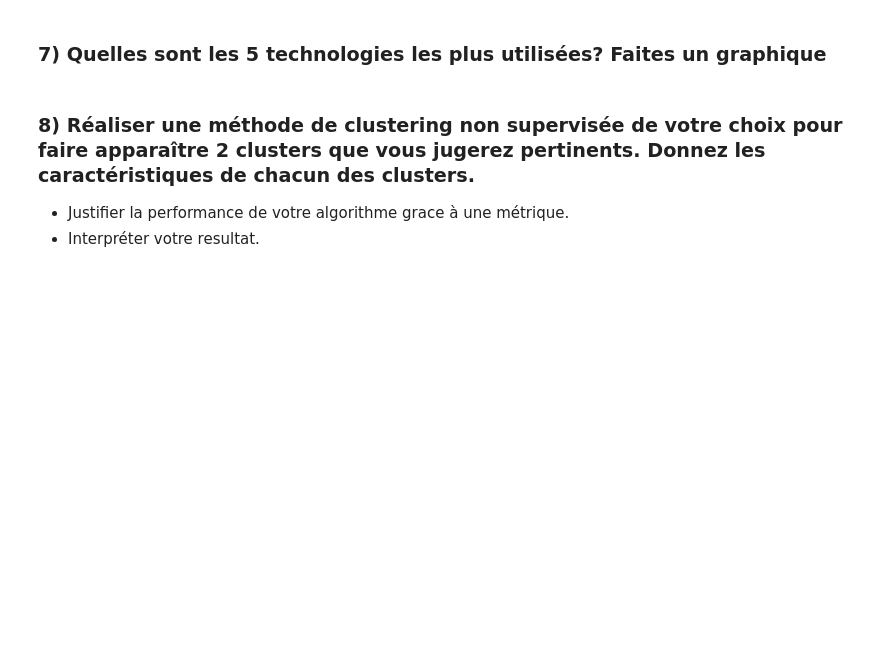
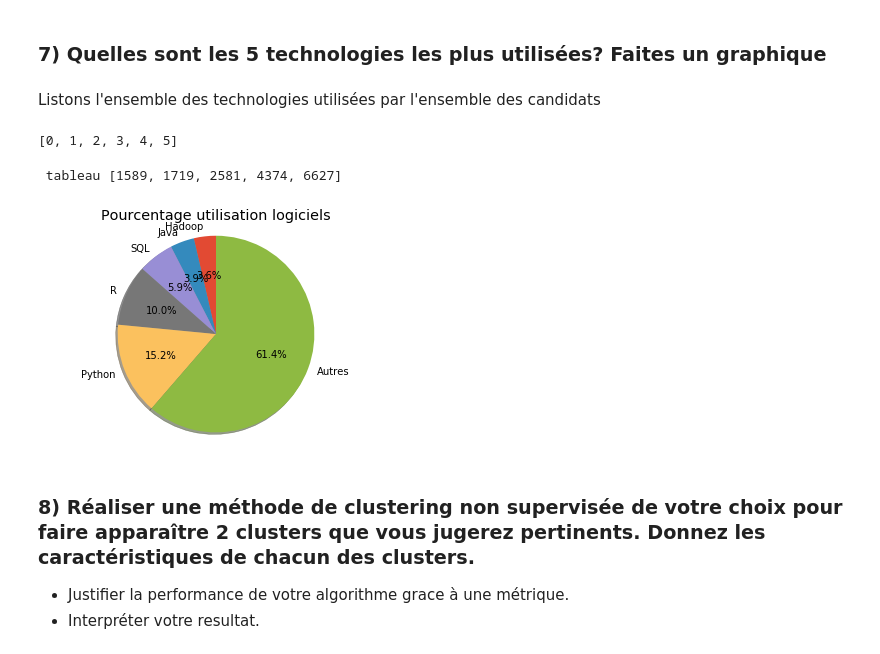
Before and after one commit to AngeKouame/AGILA-DATASET, a Jupyter notebook: Test_Technique_ML.ipynb, the cells around one changed output. Drawn from its saved outputs; the diff is of its cells as text; code cells hidden in the pictures; blank space fills up the shorter version.

```diff
--- a/Test_Technique_ML.ipynb
+++ b/Test_Technique_ML.ipynb
@@ -52,0 +224,11 @@ df =
+# %%
+def categorized_variable(value):
+    if value<2:
+        return 'Debutant'
+    elif value>=2 and value<4:
+        return 'Confirme'
+    elif value>=4 and value<=8:
+        return 'Avance'
+    else:
+        return 'Expert'
+df['Exp_label'] = df['Experience'].apply(categorized_variable)
@@ -53,5 +244,36 @@ df =
 # %% [markdown]
 ### 7) Quelles sont les 5 technologies les plus utilisées? Faites un graphique
+# %% [markdown]
+Listons l'ensemble des technologies utilisées par l'ensemble des candidats
+# %%
+[0,1,2]+[3,4,5]
+# %% [output]
+[0, 1, 2, 3, 4, 5]
+# %%
+logiciels_utilises = list(map(lambda x:x.split('/'), df.Technologies))
+
+liste_des_logiciels_utilises = [val for sublist in logiciels_utilises for val in sublist]
+liste_unique_des_logiciels_utilises = list(set([val for sublist in logiciels_utilises for val in sublist]))
+# %%
+liste_n_largest = 5
+sizes = [liste_des_logiciels_utilises.count(elt) for elt in liste_unique_des_logiciels_utilises]
+index = np.argsort(sizes)[-liste_n_largest:]
+labels = np.asarray(liste_unique_des_logiciels_utilises, dtype=str)
+labels = list(labels[index])
+labels.append ('Autres') #rajouter les autres qu'on a pas comptabiliser
+sizes2 =np.asarray(sizes)[index]
+sizes2 = list(sizes2)
+print(' tableau', sizes2)
+sizes2.append(len(liste_des_logiciels_utilises)-sum(sizes2))
+fig1, ax1 = plt.subplots()
+ax1.pie(sizes2, labels=labels, autopct='%1.1f%%',
+        shadow=True, startangle=90)
+ax1.axis('equal')
+plt.title('Pourcentage utilisation logiciels')
+plt.show()
+# %% [output]
+ tableau [1589, 1719, 2581, 4374, 6627]
+[figure, added]
 # %% [markdown]
 ### 8) Réaliser une méthode de clustering non supervisée de votre choix pour faire apparaître 2 clusters que vous jugerez pertinents. Donnez les caractéristiques de chacun des clusters.
 -  Justifier la performance de votre algorithme grace à une métrique.
```
Also changed, not shown: parts of 24 cells of this notebook.
